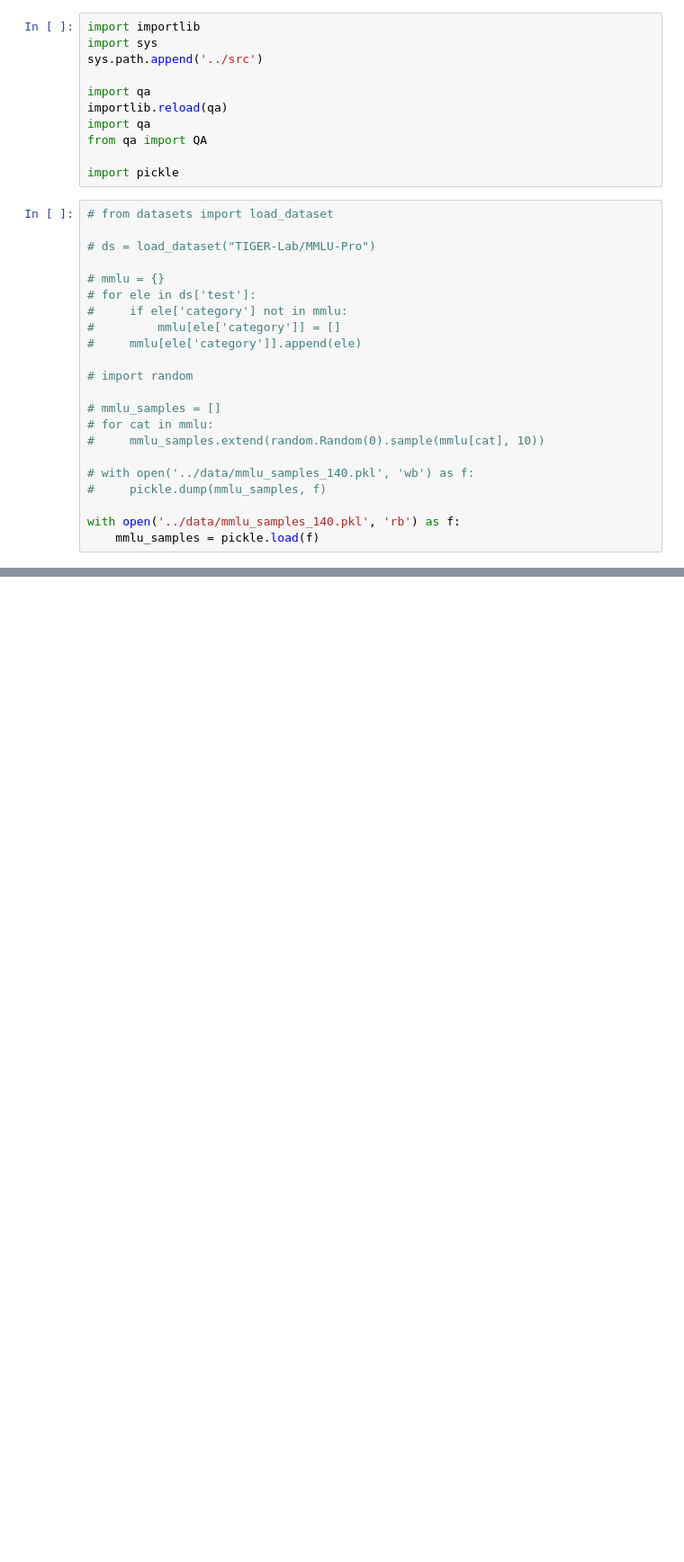
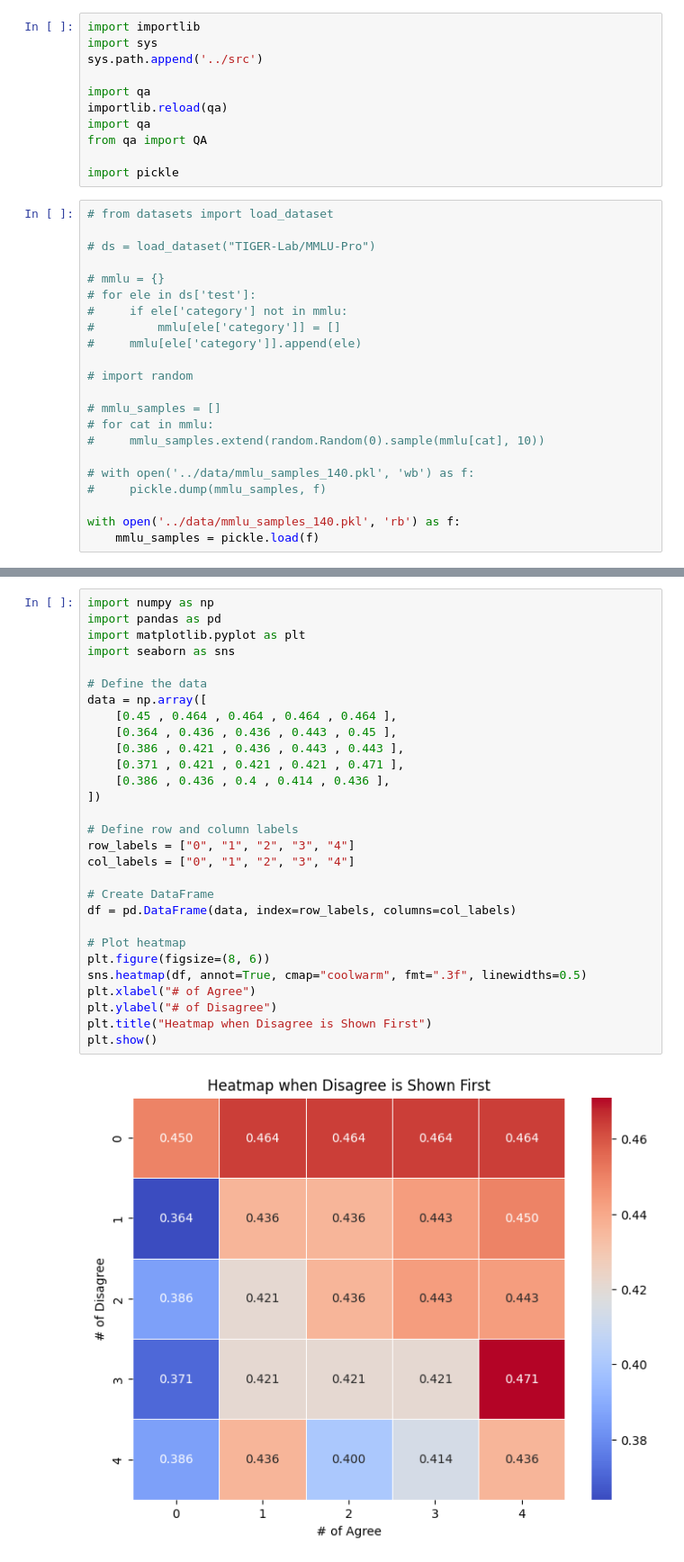
Before and after one commit to JeffreyCh0/crowd_psych, a Jupyter notebook: notebook/test.ipynb, the cells around one changed output, grey strips where cells are left out. Shown at 90% size. Cells and saved outputs as stored; diff of their text form; blank space fills up the shorter version.

```diff
--- a/notebook/test.ipynb
+++ b/notebook/test.ipynb
@@ -62,0 +94,31 @@ Eval Type:grp, #Agree: 2, #Disagree: 1, Disagree Type: 2nd, Accuracy: 0.464
+# %%
+import numpy as np
+import pandas as pd
+import matplotlib.pyplot as plt
+import seaborn as sns
+
+# Define the data
+data = np.array([
+    [0.45 , 0.464 , 0.464 , 0.464 , 0.464 ],
+    [0.364 , 0.436 , 0.436 , 0.443 , 0.45 ],
+    [0.386 , 0.421 , 0.436 , 0.443 , 0.443 ],
+    [0.371 , 0.421 , 0.421 , 0.421 , 0.471 ],
+    [0.386 , 0.436 , 0.4 , 0.414 , 0.436 ],
+])
+
+# Define row and column labels
+row_labels = ["0", "1", "2", "3", "4"]
+col_labels = ["0", "1", "2", "3", "4"]
+
+# Create DataFrame
+df = pd.DataFrame(data, index=row_labels, columns=col_labels)
+
+# Plot heatmap
+plt.figure(figsize=(8, 6))
+sns.heatmap(df, annot=True, cmap="coolwarm", fmt=".3f", linewidths=0.5)
+plt.xlabel("# of Agree")
+plt.ylabel("# of Disagree")
+plt.title("Heatmap when Disagree is Shown First")
+plt.show()
+# %% [output]
+[figure, added]
```
Also changed, not shown: parts of 2 cells of this notebook, 27 other files.
